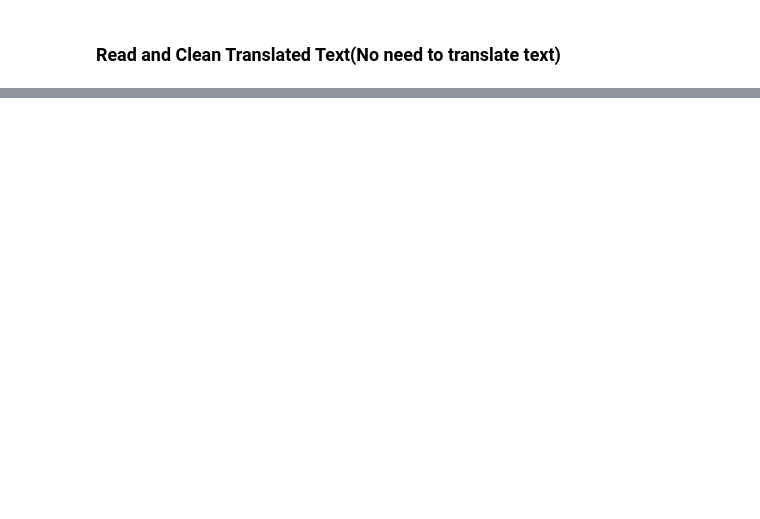
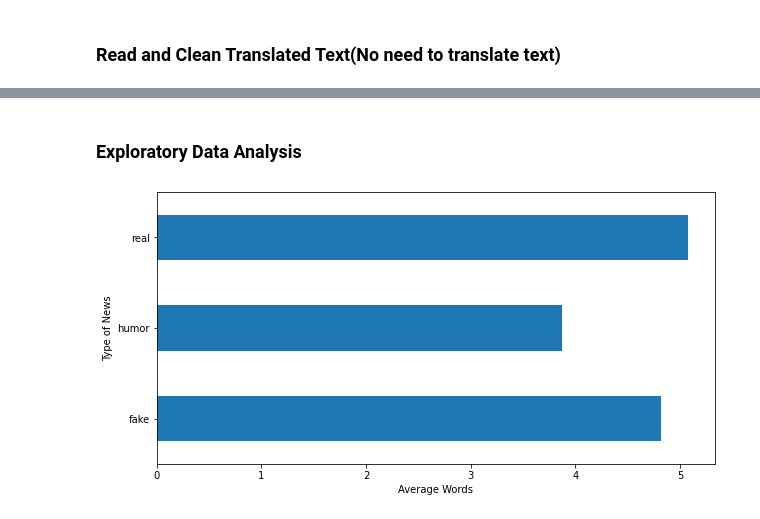
Before and after one commit to shubhbrth/Fake-News-Detection, a Jupyter notebook: Assignment_ntb.ipynb, the cells around one changed output, grey strips where cells are left out. Cells and saved outputs as stored; diff of their text form; code cells hidden in the pictures; blank space fills up the shorter version.

```diff
--- a/Assignment_ntb.ipynb
+++ b/Assignment_ntb.ipynb
@@ -266,0 +300,11 @@ tr_df.head()
+# %% [markdown]
+### Exploratory Data Analysis
+# %%
+# Average Words in tweet text tokens vs Label
+tr_df = pd.read_csv('Finalized_Training.csv')
+tr_df.groupby('label')['ntweetTextTokens'].mean().plot(kind='barh',figsize=(10,5))
+plt.xlabel('Average Words')
+plt.ylabel('Type of News')
+plt.show()
+# %% [output]
+[figure, added]
```
Also changed, not shown: parts of 12 cells of this notebook, 1 other file.
